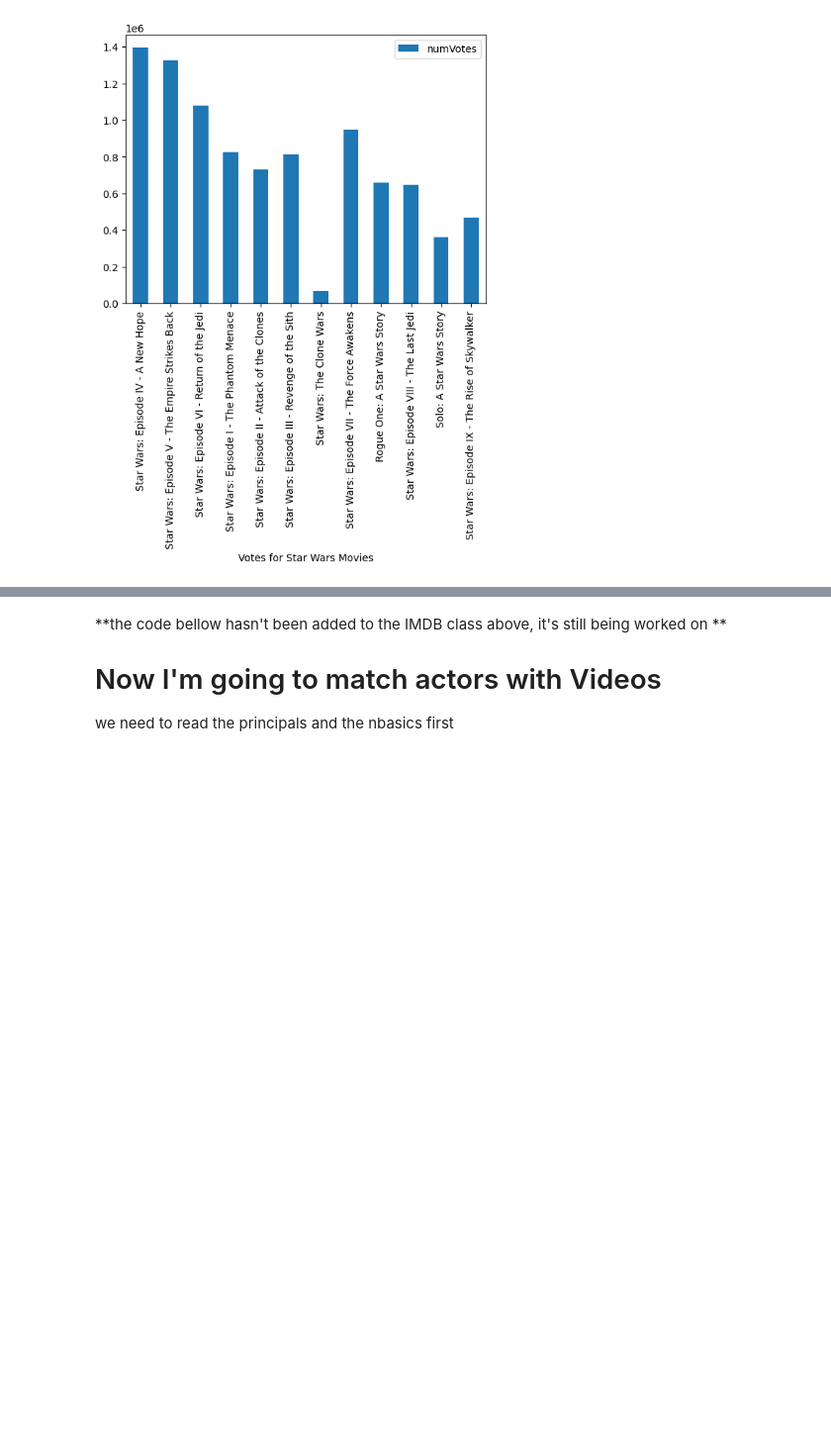
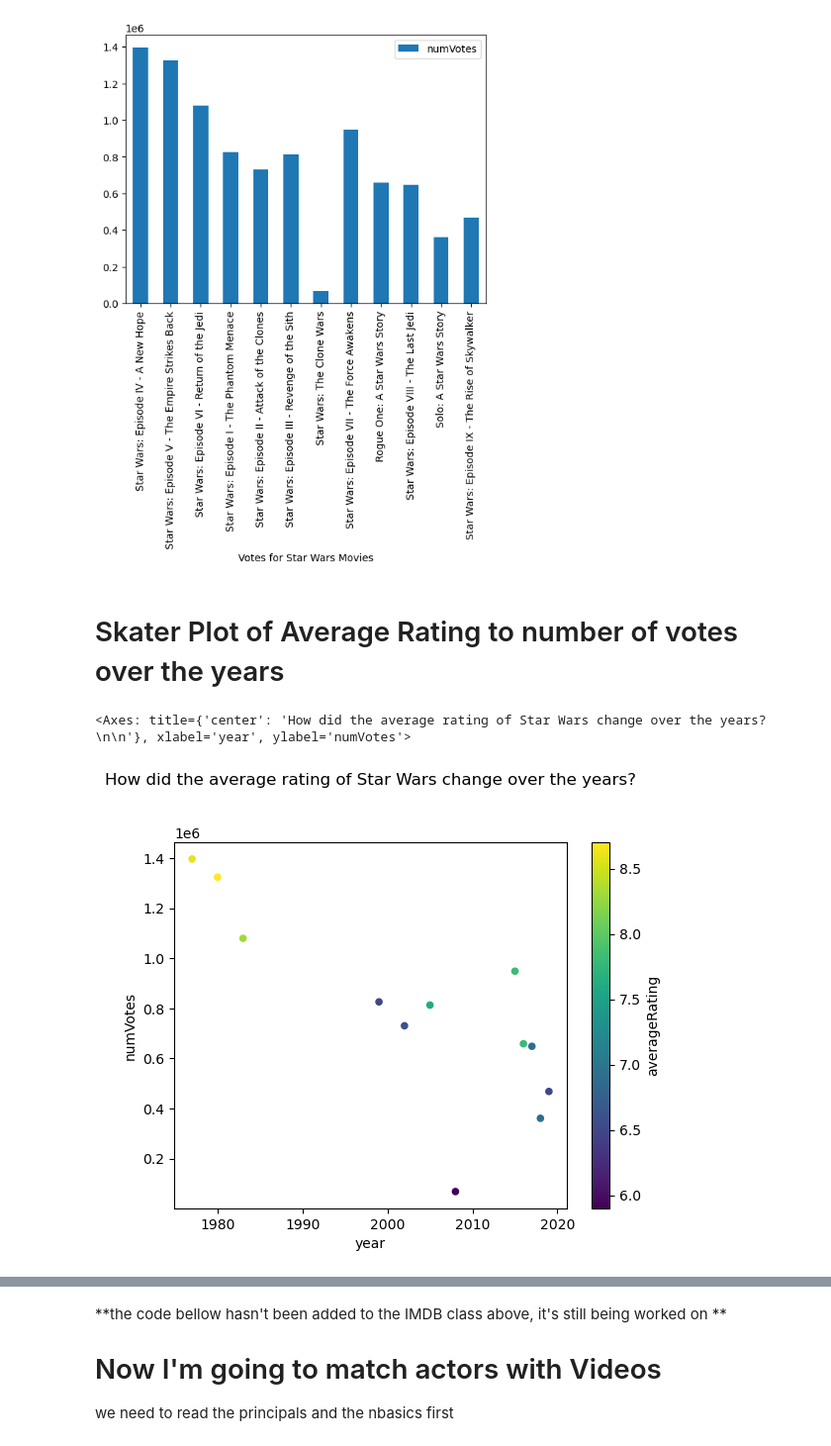
Before and after one commit to salamcast/IMDBnotebooks-DataAnalysis, a Jupyter notebook: imdb-data-pandas-playground.ipynb, the cells around one changed output, grey strips where cells are left out. Shown: that part at 99% size. Saved outputs shown, nothing was run; the diff lists cells and outputs as text; code cells hidden in the pictures; blank space fills up the shorter version.

```diff
--- a/imdb-data-pandas-playground.ipynb
+++ b/imdb-data-pandas-playground.ipynb
@@ -322,6 +322,7 @@ IM.Videos
 I was 5-6 when I first saw a New Hope and Empire Strikes Back.  I also read a lot of the legacy books when I was in grade 8.  lots of memories
 # %%
 SW = IM.Videos.loc[ IM.Videos["primaryTitle"].str.contains("Star Wars") & (IM.Videos['titleType'] == 'movie') & (IM.Videos['numVotes'] > 1024)].dropna().drop(columns=['titleType', 'originalTitle', 'isAdult']).sort_values(by='year')
+SW['year'] = pd.to_numeric(SW['year'], downcast="integer")
 SW
 # %% [output]
 |  | tconst | primaryTitle | year | minutes | genres | averageRating | numVotes |
@@ -347,3 +360,16 @@ SW.plot.bar(x='primaryTitle', y='numVotes', xlabel="Votes for Star Wars Movies")
 # %% [output]
 <Axes: xlabel='Votes for Star Wars Movies'>
 [figure]
+# %% [markdown]
+# Skater Plot of Average Rating to number of votes over the years
+# %%
+SW.plot.scatter(title="How did the average rating of Star Wars change over the years?\n\n",
+                x='year',
+                      y='numVotes',
+                      c='averageRating',
+                      colormap='viridis'
+
+               )
+# %% [output]
+<Axes: title={'center': 'How did the average rating of Star Wars change over the years?\n\n'}, xlabel='year', ylabel='numVotes'>
+[figure, added]
```
Also changed, not shown: parts of 18 cells of this notebook.
